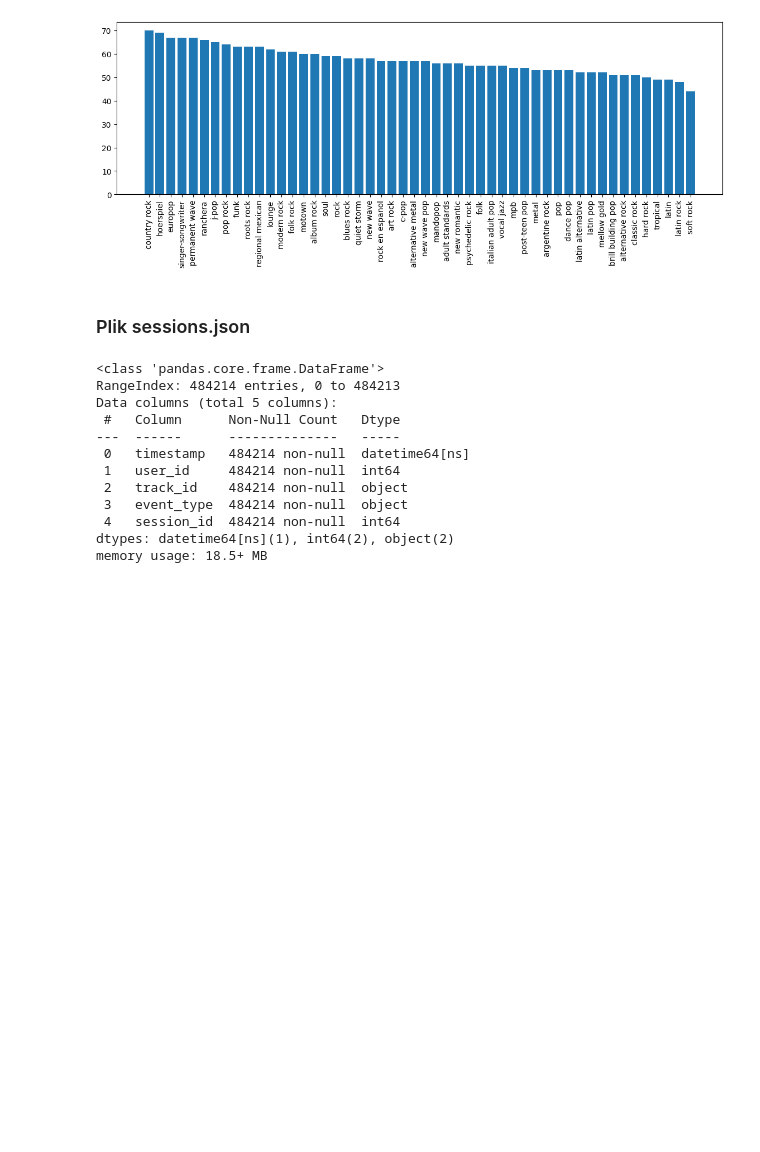
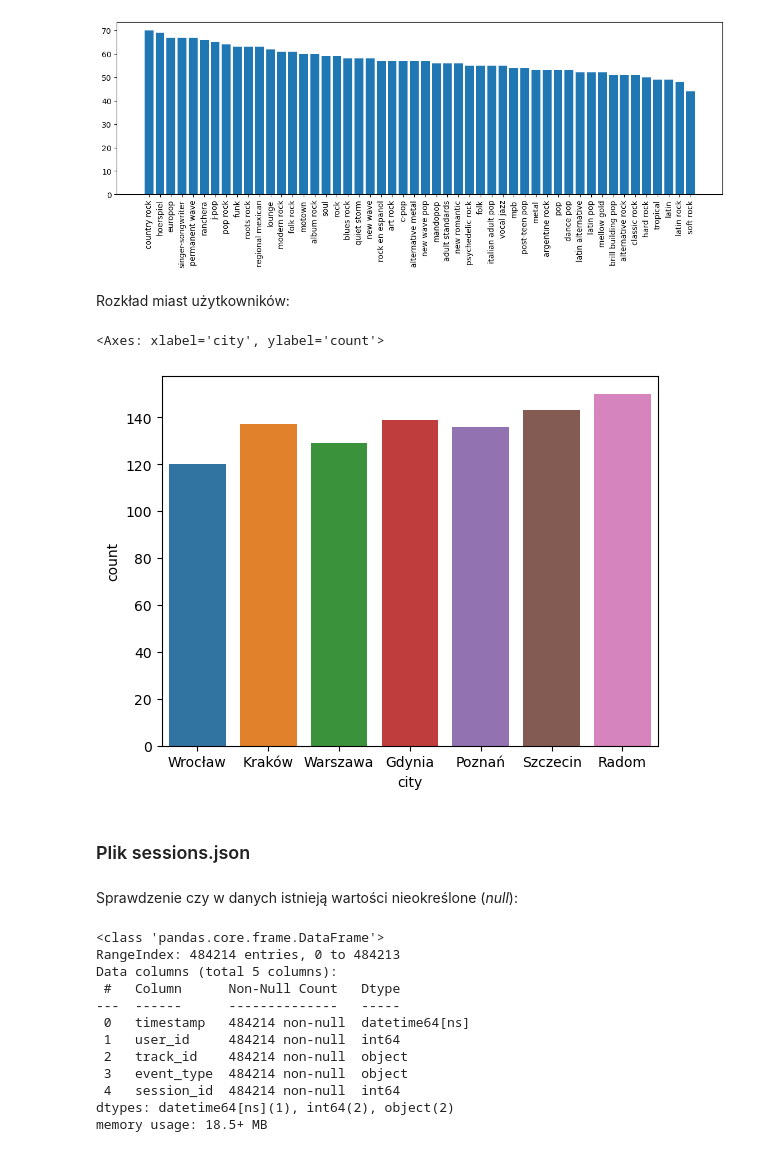
Before and after one commit to j-jodczyk/IUM, a Jupyter notebook: Analysis.ipynb, the cells around one changed output. Saved outputs shown, nothing was run; the diff lists cells and outputs as text; code cells hidden in the pictures; blank space fills up the shorter version.

Commit message:
first iteration of first stage completed.
Co-authored-by: FilipPawlowski <fpawlows@users.noreply.github.com>

```diff
--- a/Analysis.ipynb
+++ b/Analysis.ipynb
@@ -53,8 +90,17 @@ ax.bar(unique_values, unique_value_counts)
 # %% [output]
 <BarContainer object of 50 artists>
 [figure]
+# %% [markdown]
+Rozkład miast użytkowników:
+# %%
+sns.countplot(data=users_df, x='city')
+# %% [output]
+<Axes: xlabel='city', ylabel='count'>
+[figure, added]
 # %% [markdown]
 ### Plik sessions.json
+# %% [markdown]
+Sprawdzenie czy w danych istnieją wartości nieokreślone (*null*):
 # %%
 sessions_df.loc[:, 'timestamp'] = pd.to_datetime(sessions_df.loc[:, 'timestamp'])
 sessions_df.info()
```
Also changed, not shown: parts of 26 cells of this notebook, 1 other file.
